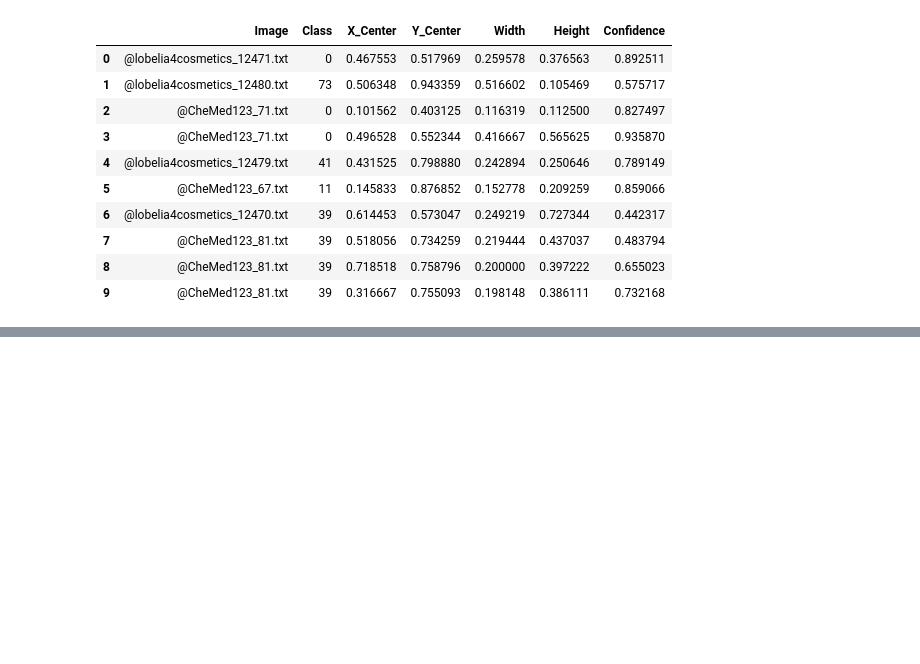
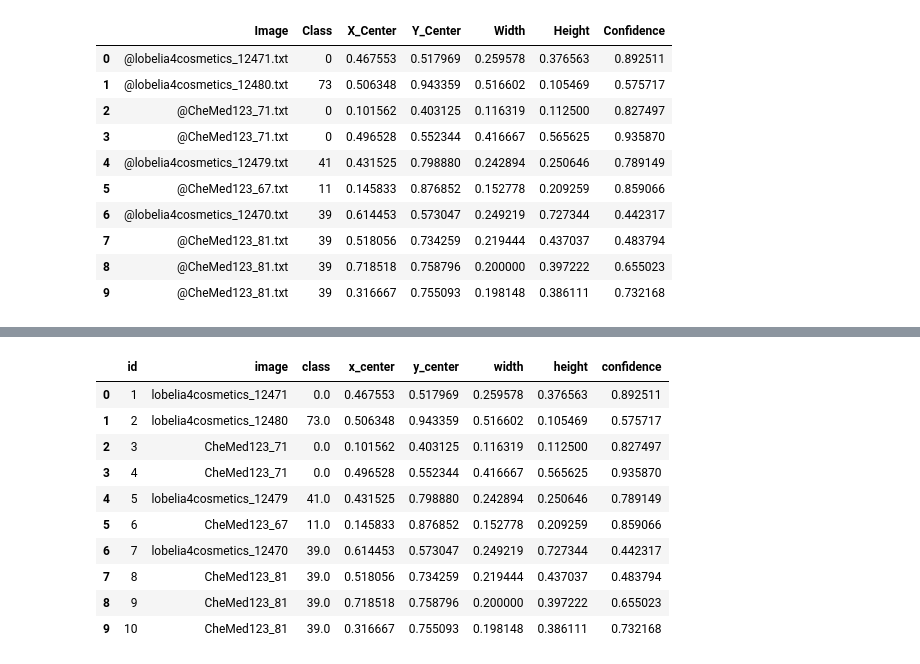
Before and after one commit to GuleWako/Building-a-Data-Warehouse-to-store-data, a Jupyter notebook: notebooks/creatingWareHouse.ipynb, the cells around one changed output, grey strips where cells are left out. Drawn from its saved outputs; the diff is of its cells as text; code cells hidden in the pictures; blank space fills up the shorter version.

```diff
--- a/notebooks/creatingWareHouse.ipynb
+++ b/notebooks/creatingWareHouse.ipynb
@@ -195,0 +203,17 @@ detectedImage.head(10)
+# %%
+from src.connectDatabase import fetch_data_from_database
+dataFromDatabase=fetch_data_from_database()
+# %%
+dataFromDatabase.head(10)
+# %% [output]
+|  | id | image | class | x_center | y_center | width | height | confidence |
+| 0 | 1 | lobelia4cosmetics_12471 | 0.0 | 0.467553 | 0.517969 | 0.259578 | 0.376563 | 0.892511 |
+| 1 | 2 | lobelia4cosmetics_12480 | 73.0 | 0.506348 | 0.943359 | 0.516602 | 0.105469 | 0.575717 |
+| 2 | 3 | CheMed123_71 | 0.0 | 0.101562 | 0.403125 | 0.116319 | 0.112500 | 0.827497 |
+| 3 | 4 | CheMed123_71 | 0.0 | 0.496528 | 0.552344 | 0.416667 | 0.565625 | 0.935870 |
+| 4 | 5 | lobelia4cosmetics_12479 | 41.0 | 0.431525 | 0.798880 | 0.242894 | 0.250646 | 0.789149 |
+| 5 | 6 | CheMed123_67 | 11.0 | 0.145833 | 0.876852 | 0.152778 | 0.209259 | 0.859066 |
+| 6 | 7 | lobelia4cosmetics_12470 | 39.0 | 0.614453 | 0.573047 | 0.249219 | 0.727344 | 0.442317 |
+| 7 | 8 | CheMed123_81 | 39.0 | 0.518056 | 0.734259 | 0.219444 | 0.437037 | 0.483794 |
+| 8 | 9 | CheMed123_81 | 39.0 | 0.718518 | 0.758796 | 0.200000 | 0.397222 | 0.655023 |
+| 9 | 10 | CheMed123_81 | 39.0 | 0.316667 | 0.755093 | 0.198148 | 0.386111 | 0.732168 |
```
Also changed, not shown: parts of 3 cells of this notebook, 8 other files.
